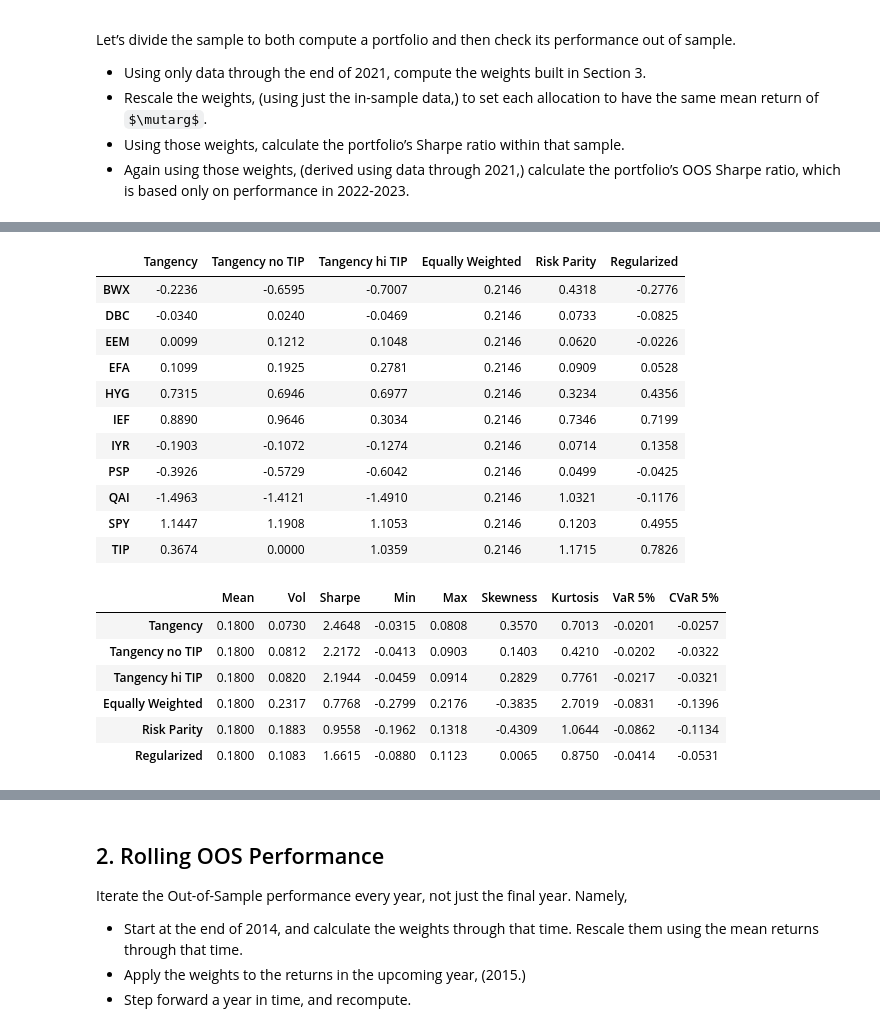
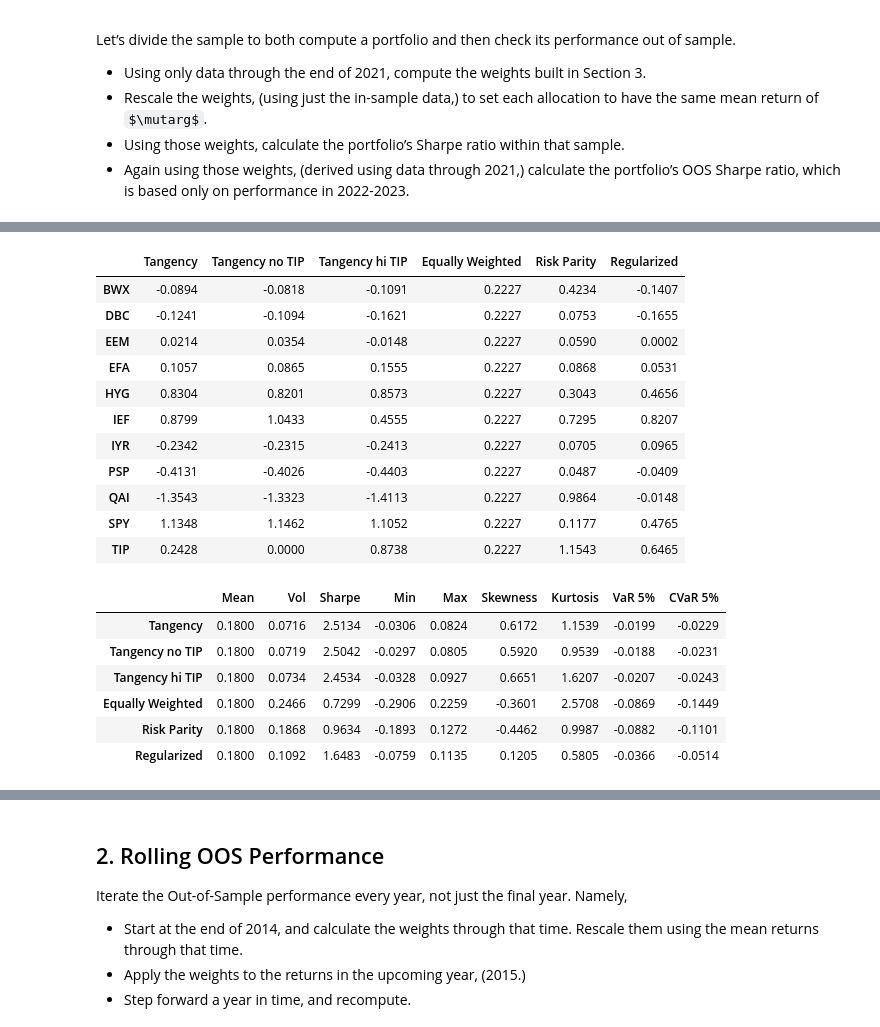
Before and after one commit to chew-in/Quantitative_Portfolio_Manager, a Jupyter notebook: homework/hw1_CY.ipynb, the cells around one changed output, grey strips where cells are left out. Drawn from its saved outputs; the diff is of its cells as text; code cells hidden in the pictures; some formulas as TeX source.

```diff
--- a/homework/hw1_CY.ipynb
+++ b/homework/hw1_CY.ipynb
@@ -445,14 +454,14 @@ Let’s divide the sample to both compute a portfolio and then check its perform
 * Using those weights, calculate the portfolio’s Sharpe ratio within that sample.
 * Again using those weights, (derived using data through 2021,) calculate the portfolio’s OOS Sharpe ratio, which is based only on performance in 2022-2023.
 # %%
+# in-sample data preparation
 excess_returns_IS = multi_asset_etf_excess_ret.set_index('Date')[:'2020'].reset_index() # in-sample
 excess_returns_OOS = multi_asset_etf_excess_ret.set_index('Date')['2021':].reset_index() # out-of-sample
 
 excess_returns_IS = excess_returns_IS.drop('Date', axis=1)
 excess_returns_OOS = excess_returns_OOS.drop('Date', axis=1)
 
-excess_returns_IS_adj = excess_returns_IS.copy()
-excess_returns_IS_adj['TIP'] += adj
-
-display(excess_returns_IS)
-display(excess_returns_IS_adj)
+# TIPS adjusted
+adj = 0.0012
+excess_returns_hi_tips_IS = excess_returns_IS.copy()
+excess_returns_hi_tips_IS['TIP'] += adj
@@ -486,41 +468,48 @@ display(excess_returns_IS_adj)
 # %%
 target_mean = 0.015
-w_t_no_tips.loc['TIP'] = 0
-weights = pd.DataFrame(index=excess_returns_train.columns, columns=['Tangency', 'Tangency no TIP', 'Tangency hi TIP', 'Equally Weighted', 'Risk Parity', 'Regularized'])
+weights_IS = pd.DataFrame(index=excess_returns_IS.columns, columns=['Tangency', 'Tangency no TIP', 'Tangency hi TIP',
+                                                                    'Equally Weighted', 'Risk Parity', 'Regularized'])
 
-weights['Tangency'] = tangency_weights(excess_returns_train)
-weights['Tangency no TIP'] = w_t_no_tips.values
-weights['Tangency hi TIP'] = w_t_hi_tips.values
-weights['Equally Weighted'] = 1 / len(excess_returns_train.columns)
-weights['Risk Parity'] = 1 / excess_returns_train.var()
-weights['Regularized'] = tangency_weights(excess_returns_train, shrinkage = 0.5)
+# special weights calculation
+w_t_no_tips_IS = tangency_weights(excess_returns_IS.drop('TIP', axis=1)) # diffferent dimension, add below
+w_t_no_tips_IS.loc['TIP'] = 0
+w_t_hi_tips_IS = tangency_weights(excess_returns_hi_tips_IS)
 
-weights *= target_mean / (excess_returns_train.mean() @ weights)
+# assign pre-scaled weights
+weights_IS['Tangency'] = tangency_weights(excess_returns_IS)
+weights_IS['Tangency no TIP'] = w_t_no_tips_IS.values
+weights_IS['Tangency hi TIP'] = w_t_hi_tips_IS.values
+weights_IS['Equally Weighted'] = 1 / len(excess_returns_IS.columns)
+weights_IS['Risk Parity'] = 1 / excess_returns_IS.var()
+weights_IS['Regularized'] = tangency_weights(excess_returns_IS, shrinkage = 0.5)
 
-weights
+# scaling
+weights_IS *= target_mean / (excess_returns_IS.mean() @ weights_IS)
+
+weights_IS
 # %% [output]
 |  | Tangency | Tangency no TIP | Tangency hi TIP | Equally Weighted | Risk Parity | Regularized |
-| BWX | -0.2236 | -0.6595 | -0.7007 | 0.2146 | 0.4318 | -0.2776 |
-| DBC | -0.0340 | 0.0240 | -0.0469 | 0.2146 | 0.0733 | -0.0825 |
-| EEM | 0.0099 | 0.1212 | 0.1048 | 0.2146 | 0.0620 | -0.0226 |
-| EFA | 0.1099 | 0.1925 | 0.2781 | 0.2146 | 0.0909 | 0.0528 |
-| HYG | 0.7315 | 0.6946 | 0.6977 | 0.2146 | 0.3234 | 0.4356 |
-| IEF | 0.8890 | 0.9646 | 0.3034 | 0.2146 | 0.7346 | 0.7199 |
-| IYR | -0.1903 | -0.1072 | -0.1274 | 0.2146 | 0.0714 | 0.1358 |
-| PSP | -0.3926 | -0.5729 | -0.6042 | 0.2146 | 0.0499 | -0.0425 |
-| QAI | -1.4963 | -1.4121 | -1.4910 | 0.2146 | 1.0321 | -0.1176 |
-| SPY | 1.1447 | 1.1908 | 1.1053 | 0.2146 | 0.1203 | 0.4955 |
-| TIP | 0.3674 | 0.0000 | 1.0359 | 0.2146 | 1.1715 | 0.7826 |
+| BWX | -0.0894 | -0.0818 | -0.1091 | 0.2227 | 0.4234 | -0.1407 |
+| DBC | -0.1241 | -0.1094 | -0.1621 | 0.2227 | 0.0753 | -0.1655 |
+| EEM | 0.0214 | 0.0354 | -0.0148 | 0.2227 | 0.0590 | 0.0002 |
+| EFA | 0.1057 | 0.0865 | 0.1555 | 0.2227 | 0.0868 | 0.0531 |
+| HYG | 0.8304 | 0.8201 | 0.8573 | 0.2227 | 0.3043 | 0.4656 |
+| IEF | 0.8799 | 1.0433 | 0.4555 | 0.2227 | 0.7295 | 0.8207 |
+| IYR | -0.2342 | -0.2315 | -0.2413 | 0.2227 | 0.0705 | 0.0965 |
+| PSP | -0.4131 | -0.4026 | -0.4403 | 0.2227 | 0.0487 | -0.0409 |
+| QAI | -1.3543 | -1.3323 | -1.4113 | 0.2227 | 0.9864 | -0.0148 |
+| SPY | 1.1348 | 1.1462 | 1.1052 | 0.2227 | 0.1177 | 0.4765 |
+| TIP | 0.2428 | 0.0000 | 0.8738 | 0.2227 | 1.1543 | 0.6465 |
 # %%
 # in-sample performance
-summary_statistics_annualized(excess_returns_train @ weights)
+summary_statistics_annualized(excess_returns_IS @ weights_IS)
 # %% [output]
 |  | Mean | Vol | Sharpe | Min | Max | Skewness | Kurtosis | VaR 5% | CVaR 5% |
-| Tangency | 0.1800 | 0.0730 | 2.4648 | -0.0315 | 0.0808 | 0.3570 | 0.7013 | -0.0201 | -0.0257 |
-| Tangency no TIP | 0.1800 | 0.0812 | 2.2172 | -0.0413 | 0.0903 | 0.1403 | 0.4210 | -0.0202 | -0.0322 |
-| Tangency hi TIP | 0.1800 | 0.0820 | 2.1944 | -0.0459 | 0.0914 | 0.2829 | 0.7761 | -0.0217 | -0.0321 |
-| Equally Weighted | 0.1800 | 0.2317 | 0.7768 | -0.2799 | 0.2176 | -0.3835 | 2.7019 | -0.0831 | -0.1396 |
-| Risk Parity | 0.1800 | 0.1883 | 0.9558 | -0.1962 | 0.1318 | -0.4309 | 1.0644 | -0.0862 | -0.1134 |
-| Regularized | 0.1800 | 0.1083 | 1.6615 | -0.0880 | 0.1123 | 0.0065 | 0.8750 | -0.0414 | -0.0531 |
+| Tangency | 0.1800 | 0.0716 | 2.5134 | -0.0306 | 0.0824 | 0.6172 | 1.1539 | -0.0199 | -0.0229 |
+| Tangency no TIP | 0.1800 | 0.0719 | 2.5042 | -0.0297 | 0.0805 | 0.5920 | 0.9539 | -0.0188 | -0.0231 |
+| Tangency hi TIP | 0.1800 | 0.0734 | 2.4534 | -0.0328 | 0.0927 | 0.6651 | 1.6207 | -0.0207 | -0.0243 |
+| Equally Weighted | 0.1800 | 0.2466 | 0.7299 | -0.2906 | 0.2259 | -0.3601 | 2.5708 | -0.0869 | -0.1449 |
+| Risk Parity | 0.1800 | 0.1868 | 0.9634 | -0.1893 | 0.1272 | -0.4462 | 0.9987 | -0.0882 | -0.1101 |
+| Regularized | 0.1800 | 0.1092 | 1.6483 | -0.0759 | 0.1135 | 0.1205 | 0.5805 | -0.0366 | -0.0514 |
 # %%
 # out-of-sample performance
```
Also changed, not shown: parts of 8 cells of this notebook.
